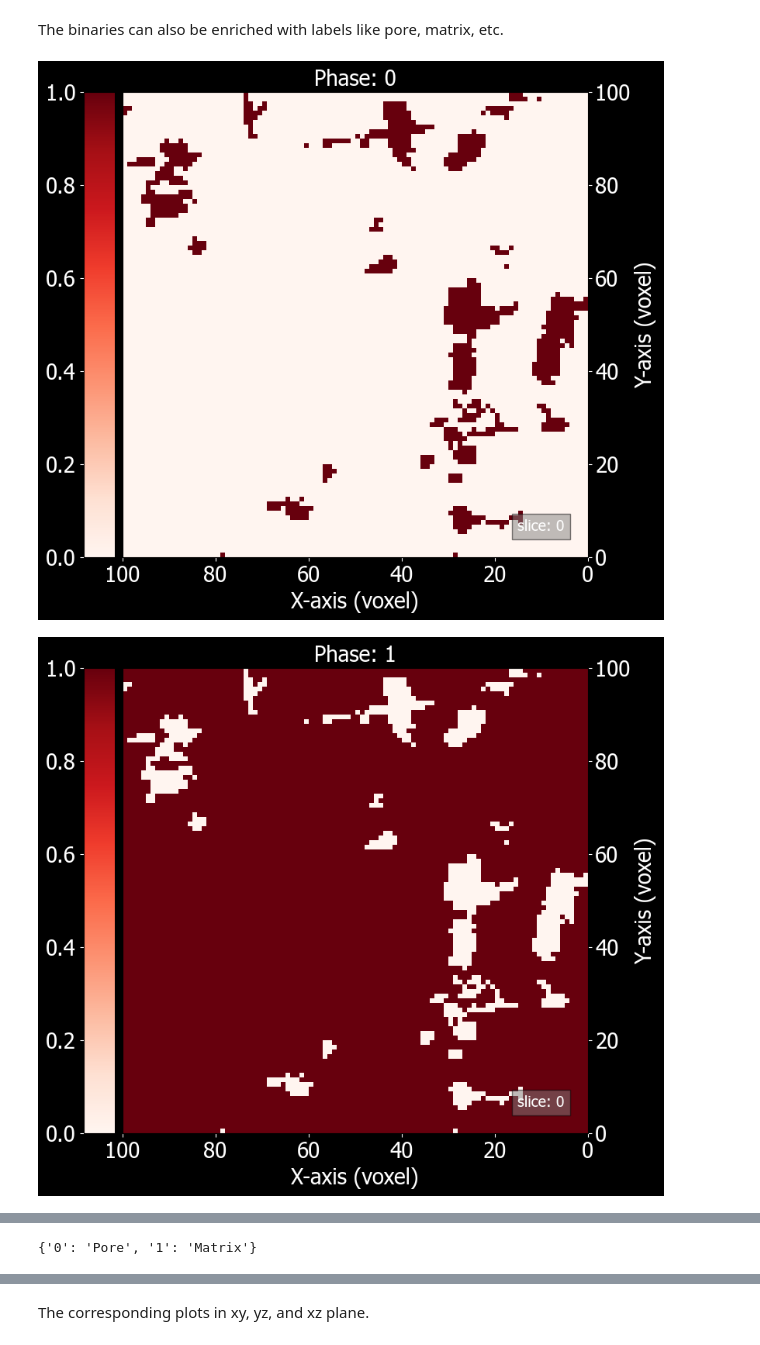
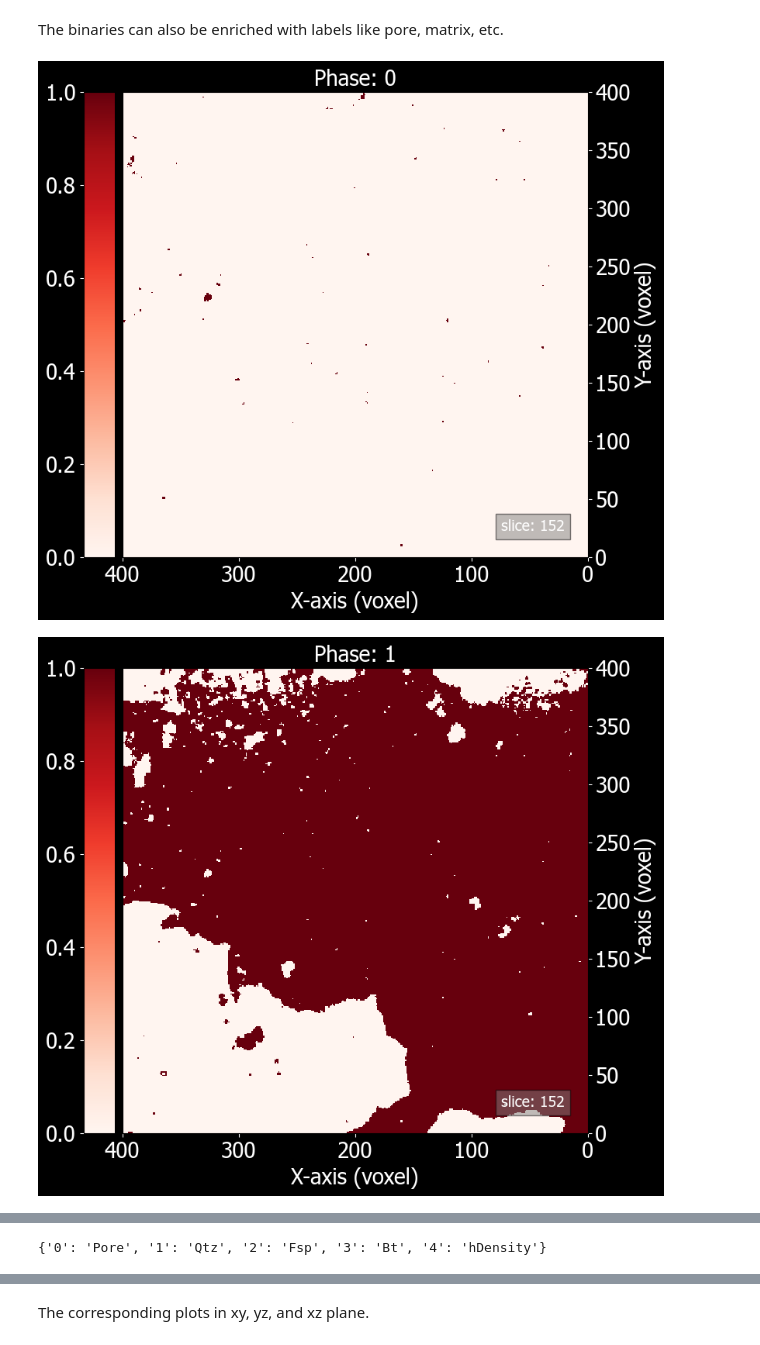
Before and after one commit to m-balcewicz/Digital_Rock_Physics_Template, a Jupyter notebook: examples/get_started_3D_array.ipynb, the cells around one changed output, grey strips where cells are left out. Drawn from its saved outputs; the diff is of its cells as text; code cells hidden in the pictures.

```diff
--- a/examples/get_started_3D_array.ipynb
+++ b/examples/get_started_3D_array.ipynb
@@ -15,8 +14,13 @@ raw_file_path = 'data/raw_100cube.raw'
+# %%
+# file_path = '/Users/martin/Library/Mobile Documents/com~apple~CloudDocs/MYDATA/SCIENCE_WORLD/CONFERENCES/EGU2025/NKeutchafo/data/400Cube_segmented.raw'
+file_path = '/Users/martin/Library/Mobile Documents/com~apple~CloudDocs/MYDATA/SCIENCE_WORLD/CONFERENCES/EGU2025/NKeutchafo/data/400Cube_all_phases_threshold.raw'
+raw_file_path = '/Users/martin/Library/Mobile Documents/com~apple~CloudDocs/MYDATA/SCIENCE_WORLD/CONFERENCES/EGU2025/NKeutchafo/data/400Cube.raw'
+# raw_file_path = 'data/raw_100cube.raw'
 # %% [markdown]
 Each 3D.raw must be imported based on it's corresponding parameters like dimensions (nx, ny, nz) or type (uint8, uint16, uint32). The following data (uint8) is sorted in the shape of `data[nz, ny, nx]`. Due to dimensions rules (see README.md) all arrays must be in the format of `data[nx, ny, nz]`. The programm can handle the conversion on its own based on the provided order of dimensions. Regular as well as irregular data can be imported.
 # %%
-dimensions = {'nz': 400, 'ny': 100, 'nx': 100}
-dimensions_raw = {'nz': 100, 'ny': 100, 'nx': 100}
+dimensions = {'nz': 400, 'ny': 400, 'nx': 400}
+dimensions_raw = {'nz': 400, 'ny': 400, 'nx': 400}
 data = io.import_model(file_path, dtype='uint8', dimensions=dimensions)
 data_raw = io.import_model(raw_file_path, dtype='uint16', dimensions=dimensions_raw)
 # %% [output]
@@ -45,11 +45,15 @@ update_parameters_file(paramsfile='subvolume_100_100_100.json', **subvolume_para
+# %%
+# Define the parameter-file
+# params_file='subvolume_100_100_100.json'
+params_file = '400Cube_segmented.json'
 # %% [markdown]
 The binaries can also be enriched with labels like pore, matrix, etc.
 # %%
 # labels = {0: 'Pore', 1: 'Matrix'} # Define labels
-labels = label_binary(data)
+labels = label_binary(data, paramsfile=params_file)
 print(labels)
 
-phase_fracs = get_phase_fractions(data, labels=labels)
+phase_fracs = get_phase_fractions(data, labels=labels, paramsfile=params_file)
 # %% [output]
-[figure, old version]
+[figure, new version]
-[figure, old version]
+[figure, new version]
@@ -56 +63 @@ phase_fracs = get_phase_fractions(data, labels=labels)
-{'0': 'Pore', '1': 'Matrix'}
+{'0': 'Pore', '1': 'Qtz', '2': 'Fsp', '3': 'Bt', '4': 'hDensity'}
```
Also changed, not shown: parts of 11 cells of this notebook.
